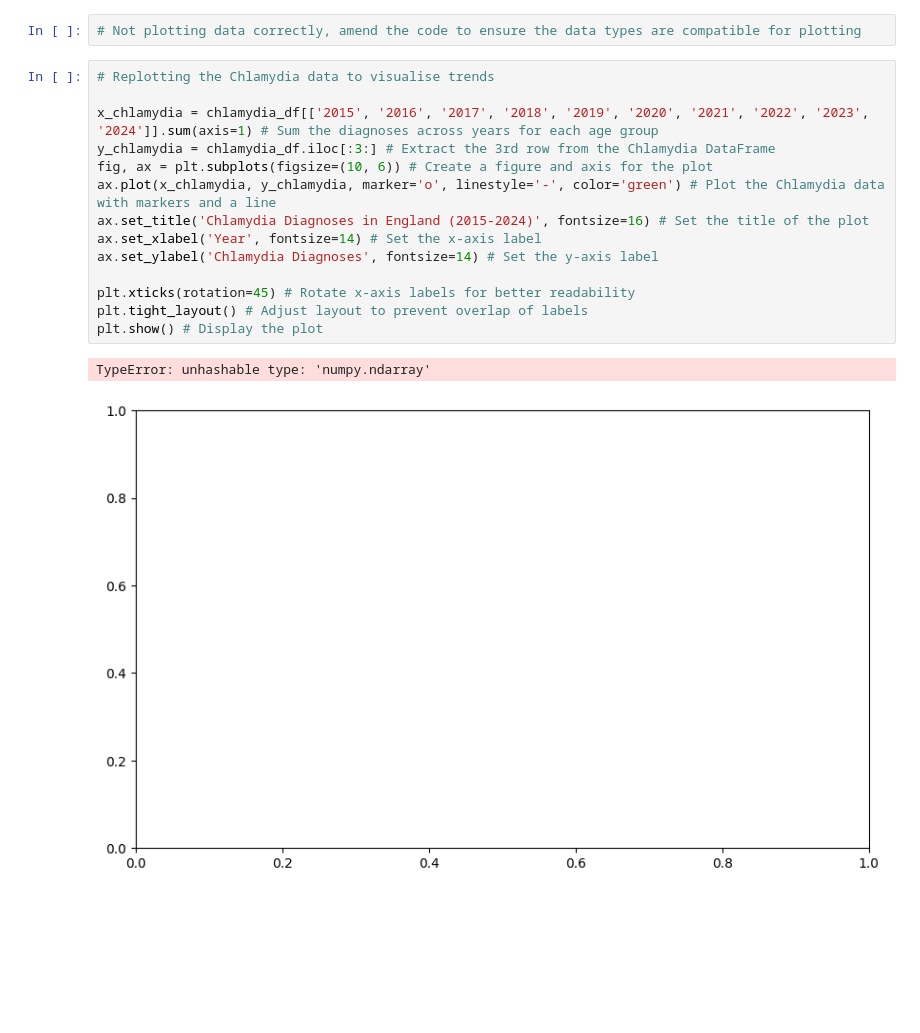
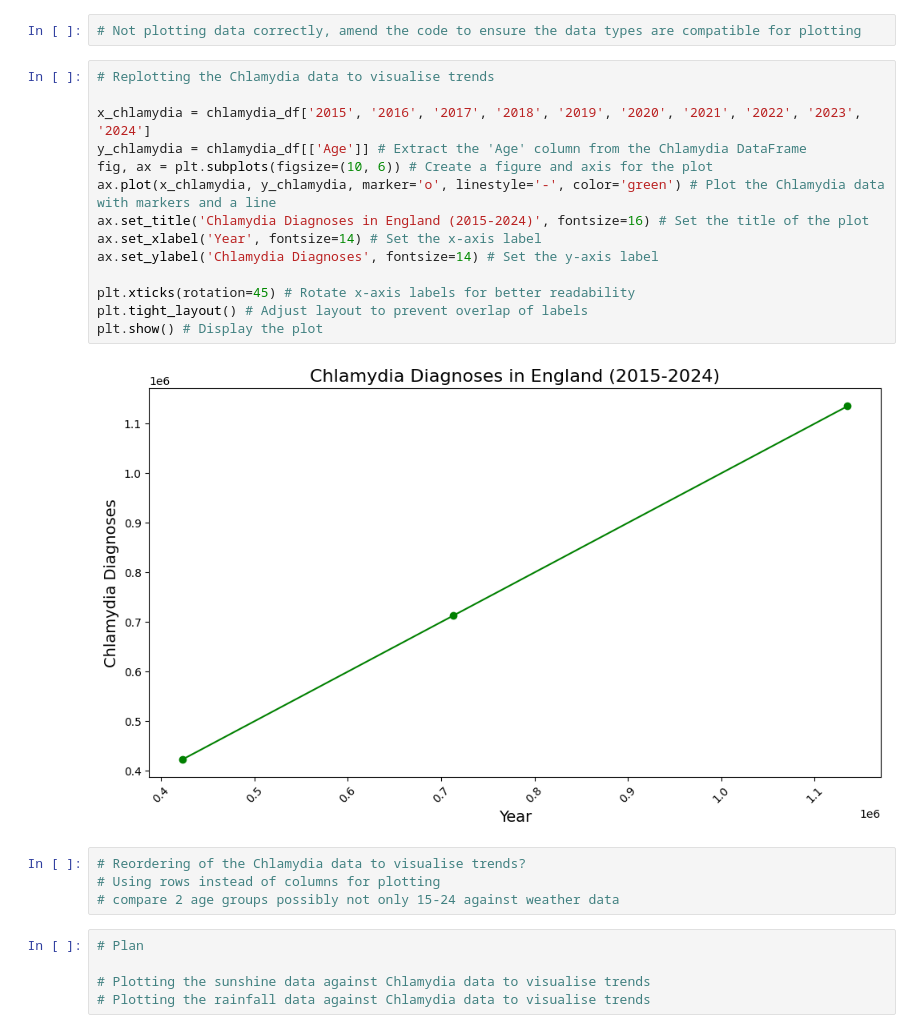
Before and after one commit to KiaraMartin/Final_Project_for_Peckham_DAZ_Introduction_to_Data_Science, a Jupyter notebook: Final_Project_V1.ipynb, the cells around one changed output. Cells and saved outputs as stored; diff of their text form; blank space fills up the shorter version.

```diff
--- a/Final_Project_V1.ipynb
+++ b/Final_Project_V1.ipynb
@@ -731,17 +736,25 @@ plt.show() # Display the plot
 # %%
 # Replotting the Chlamydia data to visualise trends
 
-x_chlamydia = chlamydia_df[['2015', '2016', '2017', '2018', '2019', '2020', '2021', '2022', '2023', '2024']].sum(axis=1) # Sum the diagnoses across years for each age group
-y_chlamydia = chlamydia_df.iloc[:3:] # Extract the 3rd row from the Chlamydia DataFrame
+x_chlamydia = chlamydia_df['2015', '2016', '2017', '2018', '2019', '2020', '2021', '2022', '2023', '2024']
+y_chlamydia = chlamydia_df[['Age']] # Extract the 'Age' column from the Chlamydia DataFrame
 fig, ax = plt.subplots(figsize=(10, 6)) # Create a figure and axis for the plot
 ax.plot(x_chlamydia, y_chlamydia, marker='o', linestyle='-', color='green') # Plot the Chlamydia data with markers and a line
 ax.set_title('Chlamydia Diagnoses in England (2015-2024)', fontsize=16) # Set the title of the plot
 ax.set_xlabel('Year', fontsize=14) # Set the x-axis label
 ax.set_ylabel('Chlamydia Diagnoses', fontsize=14) # Set the y-axis label
 
 plt.xticks(rotation=45) # Rotate x-axis labels for better readability
 plt.tight_layout() # Adjust layout to prevent overlap of labels
 plt.show() # Display the plot
 # %% [output]
-TypeError: unhashable type: 'numpy.ndarray'
-[figure, old version]
+[figure, new version]
+# %%
+# Reordering of the Chlamydia data to visualise trends?
+# Using rows instead of columns for plotting
+# compare 2 age groups possibly not only 15-24 against weather data
+# %%
+# Plan
+
+# Plotting the sunshine data against Chlamydia data to visualise trends
+# Plotting the rainfall data against Chlamydia data to visualise trends
```
Also changed, not shown: parts of 3 cells of this notebook.
